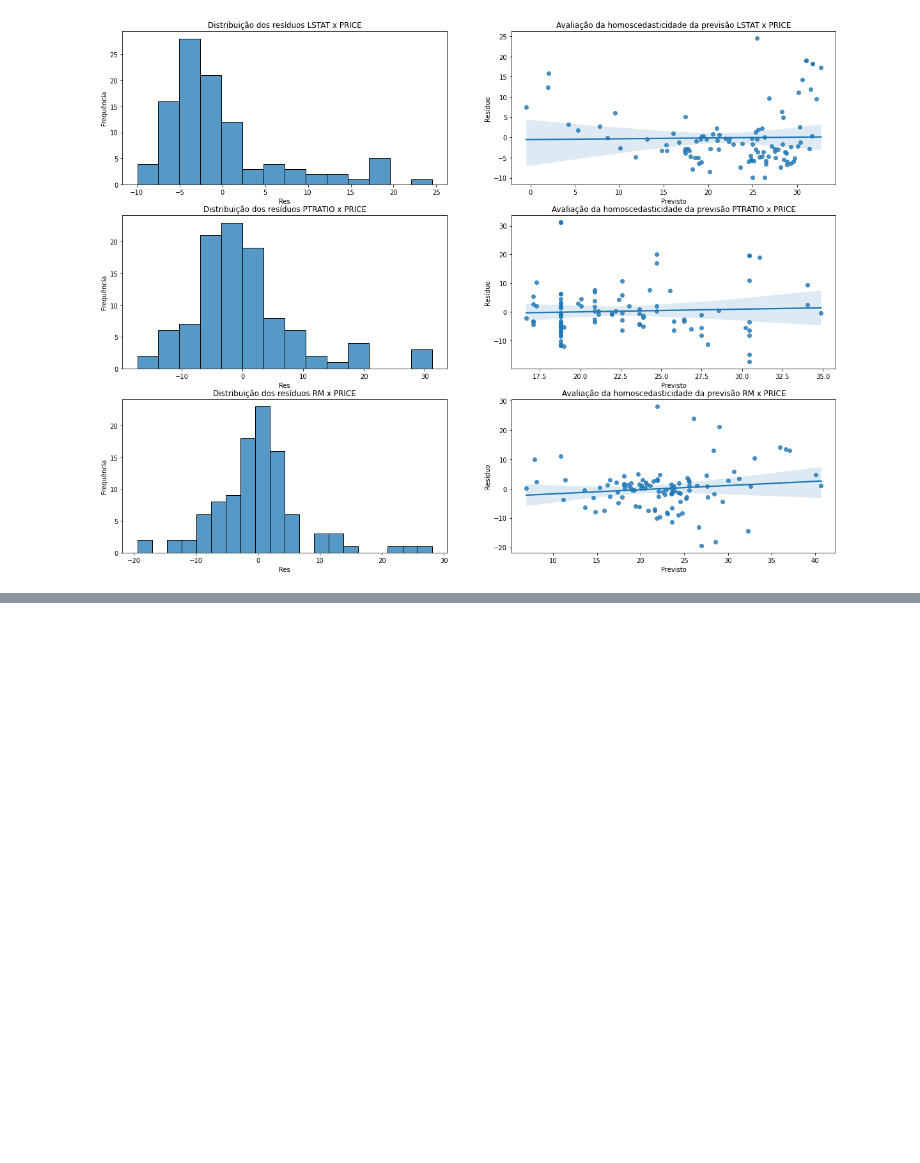
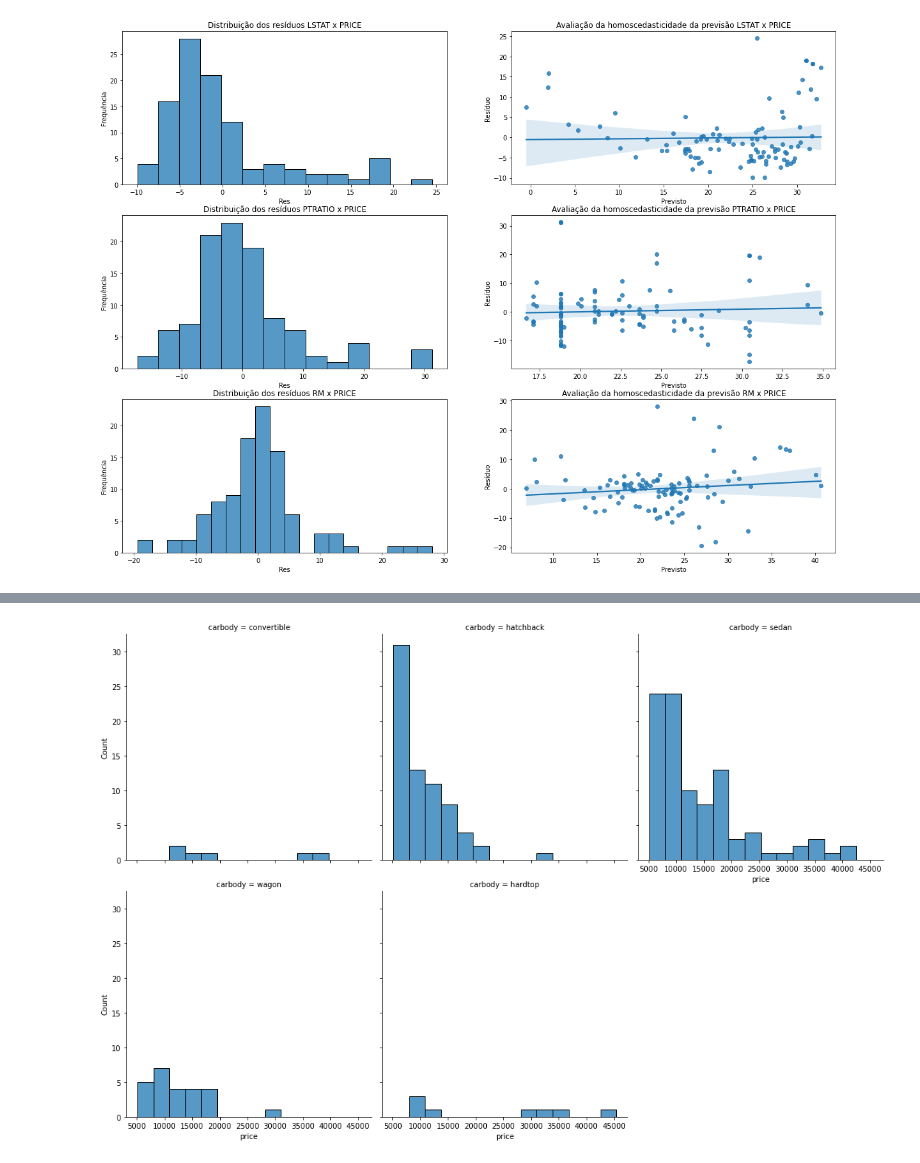
Before and after one commit to bruna-calistrate/Regression-SupervisedModels-Course, a Jupyter notebook: Exercícios.ipynb, the cells around one changed output, grey strips where cells are left out. Drawn from its saved outputs; the diff is of its cells as text; code cells hidden in the pictures; blank space fills up the shorter version.

```diff
--- a/Exercícios.ipynb
+++ b/Exercícios.ipynb
@@ -410,0 +472,9 @@ LSTAT, por possuir o maior R² do grupo.
+# %%
+sns.displot(data=car,
+             x= 'price',
+             col='carbody', kind='hist',
+             col_wrap=3)
+
+plt.show()
+# %% [output]
+[figure, added]
```
Also changed, not shown: parts of 43 cells of this notebook.
